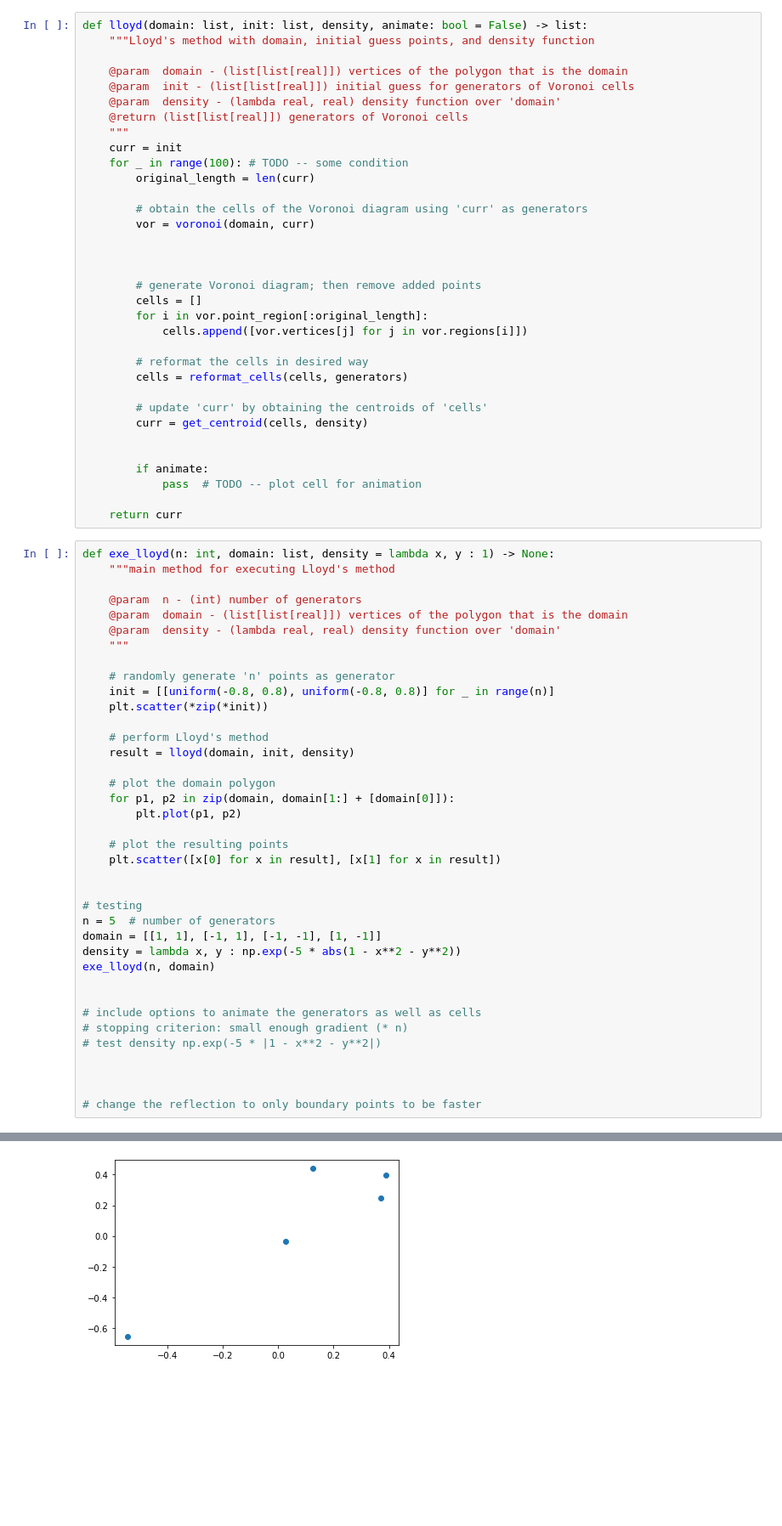
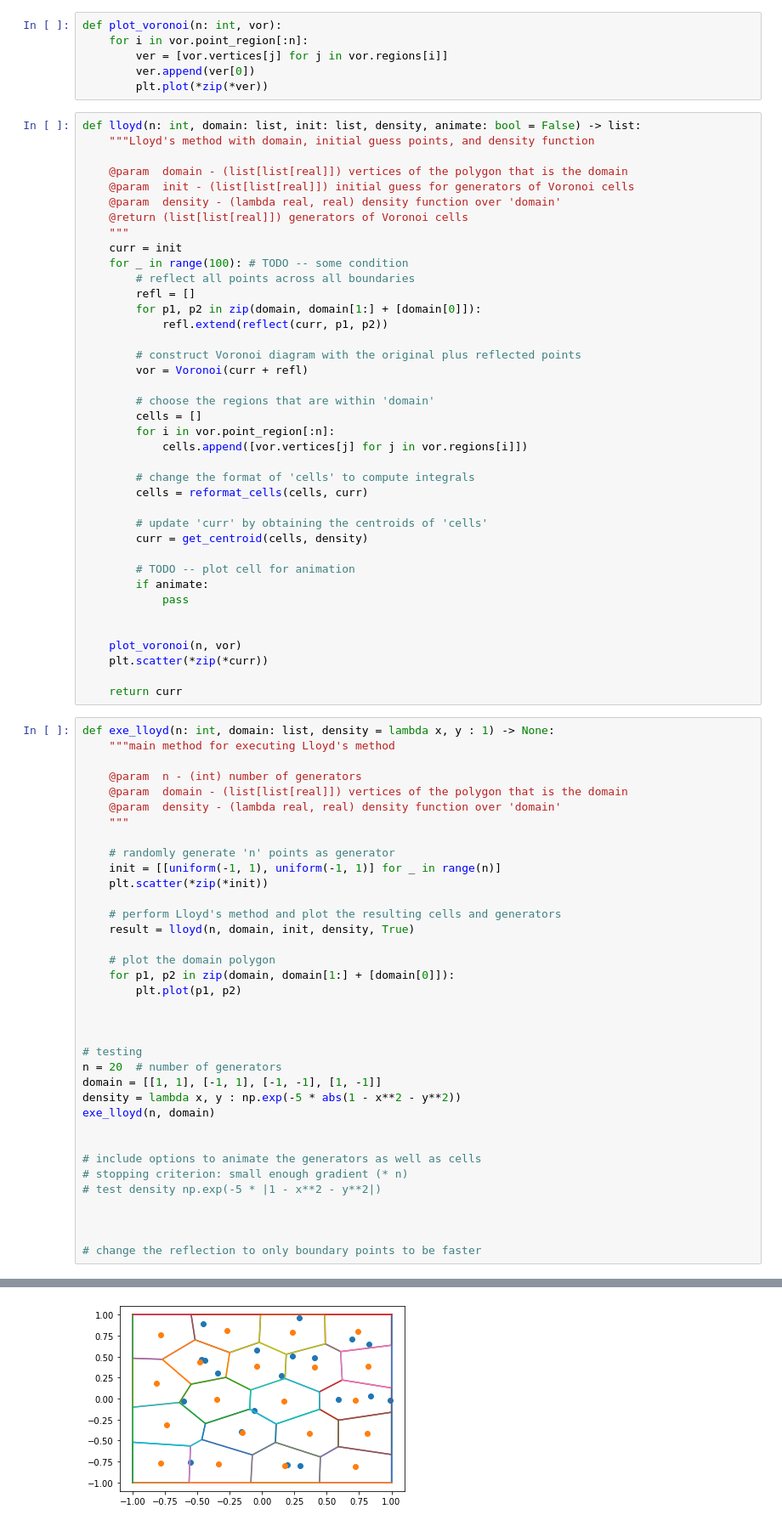
Before and after one commit to JohnnyOu/CVT, a Jupyter notebook: CVT.ipynb, the cells around one changed output, grey strips where cells are left out. Shown: that part at 85% size. Drawn from its saved outputs; the diff is of its cells as text; blank space fills up the shorter version.

```diff
--- a/CVT.ipynb
+++ b/CVT.ipynb
@@ -136,8 +125,14 @@ def get_centroid(cells: list, density) -> list:
         mass = sum(integrate(triangle, density) for triangle in cell)
         answer.append([x / mass, y / mass])
     return answer
+# %%
+def plot_voronoi(n: int, vor):
+    for i in vor.point_region[:n]:
+        ver = [vor.vertices[j] for j in vor.regions[i]]
+        ver.append(ver[0])
+        plt.plot(*zip(*ver))
 # %%
-def lloyd(domain: list, init: list, density, animate: bool = False) -> list:
+def lloyd(n: int, domain: list, init: list, density, animate: bool = False) -> list:
     """Lloyd's method with domain, initial guess points, and density function
 
     @param  domain - (list[list[real]]) vertices of the polygon that is the domain
@@ -147,27 +142,32 @@ def lloyd(domain: list, init: list, density, animate: bool = False) -> list:
     """
     curr = init
     for _ in range(100): # TODO -- some condition
-        original_length = len(curr)
+        # reflect all points across all boundaries
+        refl = []
+        for p1, p2 in zip(domain, domain[1:] + [domain[0]]):
+            refl.extend(reflect(curr, p1, p2))
 
-        # obtain the cells of the Voronoi diagram using 'curr' as generators
-        vor = voronoi(domain, curr)
+        # construct Voronoi diagram with the original plus reflected points
+        vor = Voronoi(curr + refl)
 
-
-
-        # generate Voronoi diagram; then remove added points
+        # choose the regions that are within 'domain'
         cells = []
-        for i in vor.point_region[:original_length]:
+        for i in vor.point_region[:n]:
             cells.append([vor.vertices[j] for j in vor.regions[i]])
 
-        # reformat the cells in desired way
-        cells = reformat_cells(cells, generators)
+        # change the format of 'cells' to compute integrals
+        cells = reformat_cells(cells, curr)
 
         # update 'curr' by obtaining the centroids of 'cells'
         curr = get_centroid(cells, density)
 
+        # TODO -- plot cell for animation
+        if animate:
+            pass
 
-        if animate:
-            pass  # TODO -- plot cell for animation
+
+    plot_voronoi(n, vor)
+    plt.scatter(*zip(*curr))
 
     return curr
 # %%
@@ -180,22 +180,20 @@ def exe_lloyd(n: int, domain: list, density = lambda x, y : 1) -> None:
     """
 
     # randomly generate 'n' points as generator
-    init = [[uniform(-0.8, 0.8), uniform(-0.8, 0.8)] for _ in range(n)]
+    init = [[uniform(-1, 1), uniform(-1, 1)] for _ in range(n)]
     plt.scatter(*zip(*init))
 
-    # perform Lloyd's method
-    result = lloyd(domain, init, density)
+    # perform Lloyd's method and plot the resulting cells and generators
+    result = lloyd(n, domain, init, density, True)
 
     # plot the domain polygon
     for p1, p2 in zip(domain, domain[1:] + [domain[0]]):
         plt.plot(p1, p2)
 
-    # plot the resulting points
-    plt.scatter([x[0] for x in result], [x[1] for x in result])
 
 
 # testing
-n = 5  # number of generators
+n = 20  # number of generators
 domain = [[1, 1], [-1, 1], [-1, -1], [1, -1]]
 density = lambda x, y : np.exp(-5 * abs(1 - x**2 - y**2))
 exe_lloyd(n, domain)
@@ -213 +210 @@ ValueError: Points cannot contain NaN
-[figure, old version]
+[figure, new version]
```
Also changed, not shown: parts of 3 cells of this notebook.
